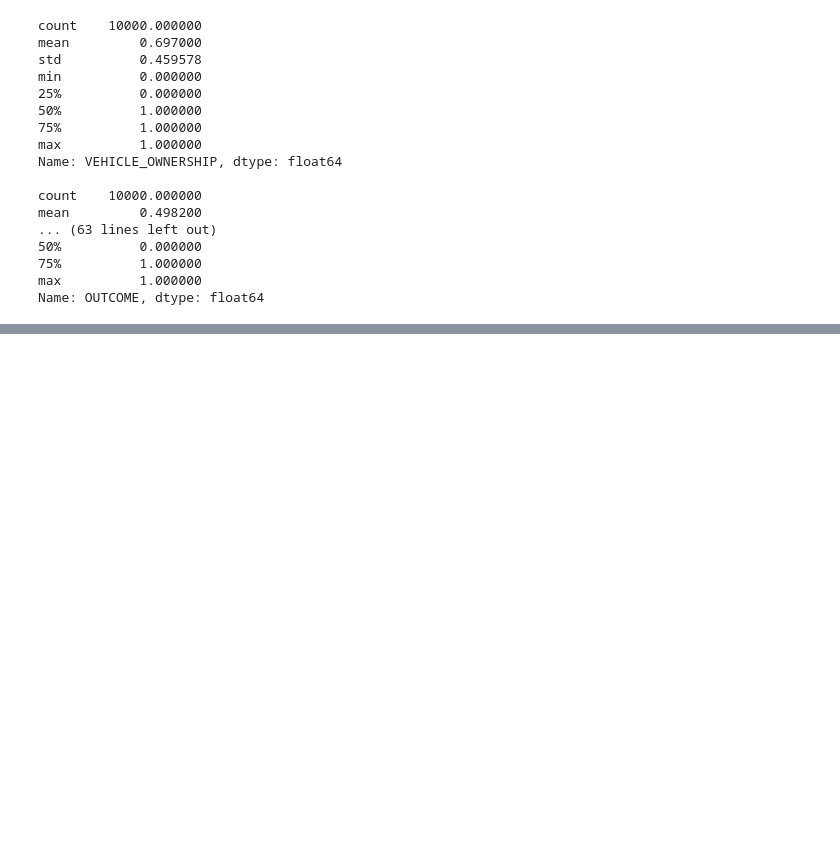
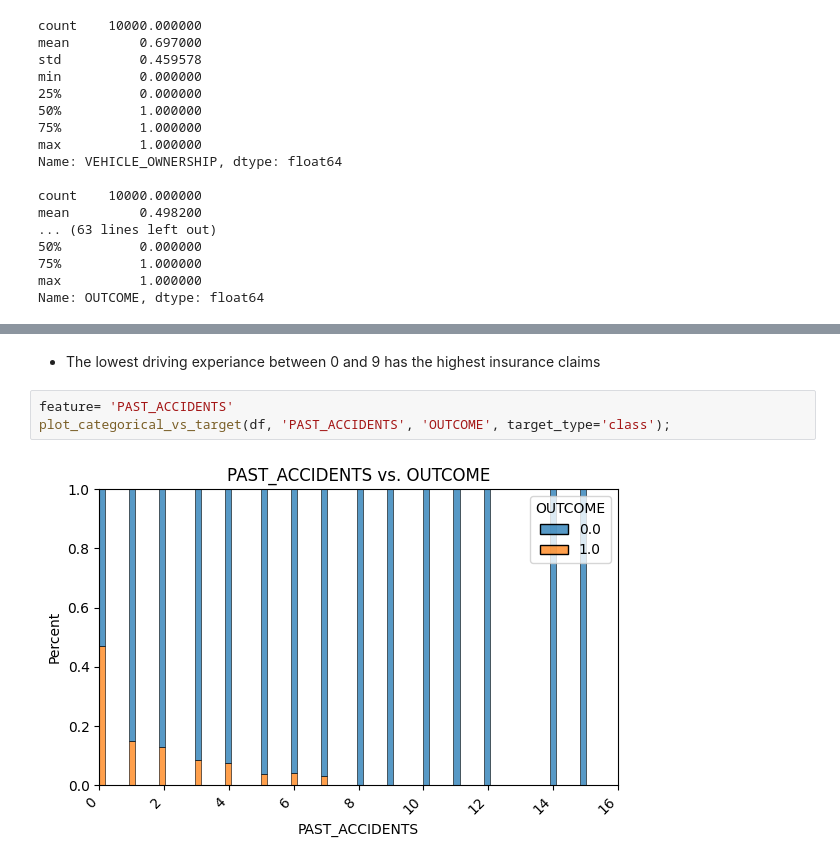
Before and after one commit to Khalil-Salama/Car_insurance-_claim, a Jupyter notebook: Insurance_car_claim.ipynb, the cells around one changed output, grey strips where cells are left out. Saved outputs shown, nothing was run; the diff lists cells and outputs as text; blank space fills up the shorter version.

```diff
--- a/Insurance_car_claim.ipynb
+++ b/Insurance_car_claim.ipynb
@@ -223,0 +477,7 @@ Name: OUTCOME, dtype: float64
+# %% [markdown]
+- The lowest driving experiance between 0 and 9 has the highest insurance claims
+# %%
+feature= 'PAST_ACCIDENTS'
+plot_categorical_vs_target(df, 'PAST_ACCIDENTS', 'OUTCOME', target_type='class');
+# %% [output]
+[figure, added]
```
Also changed, not shown: parts of 28 cells of this notebook.
